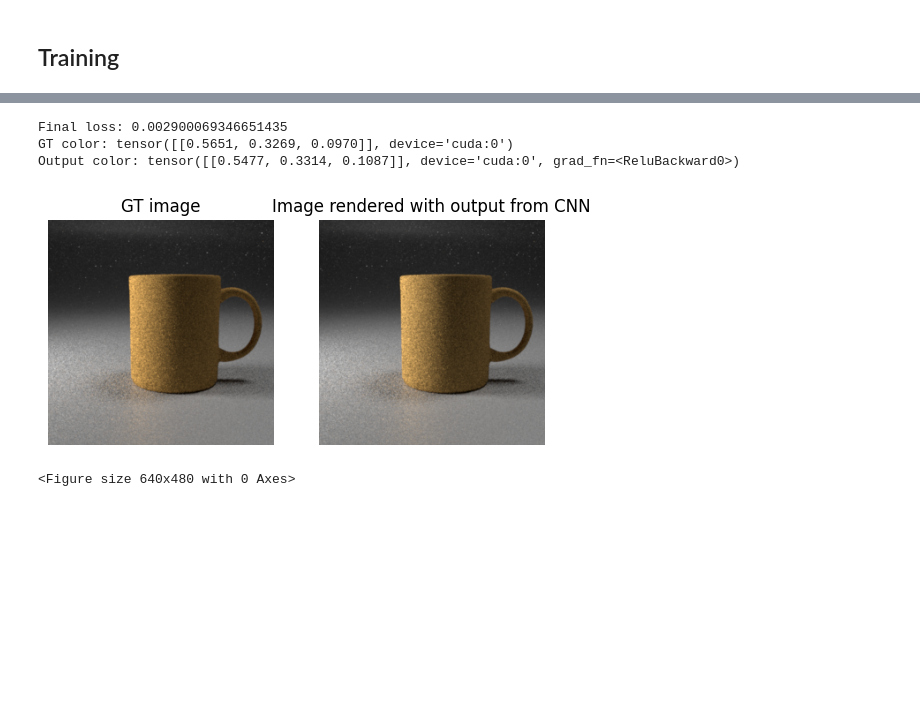
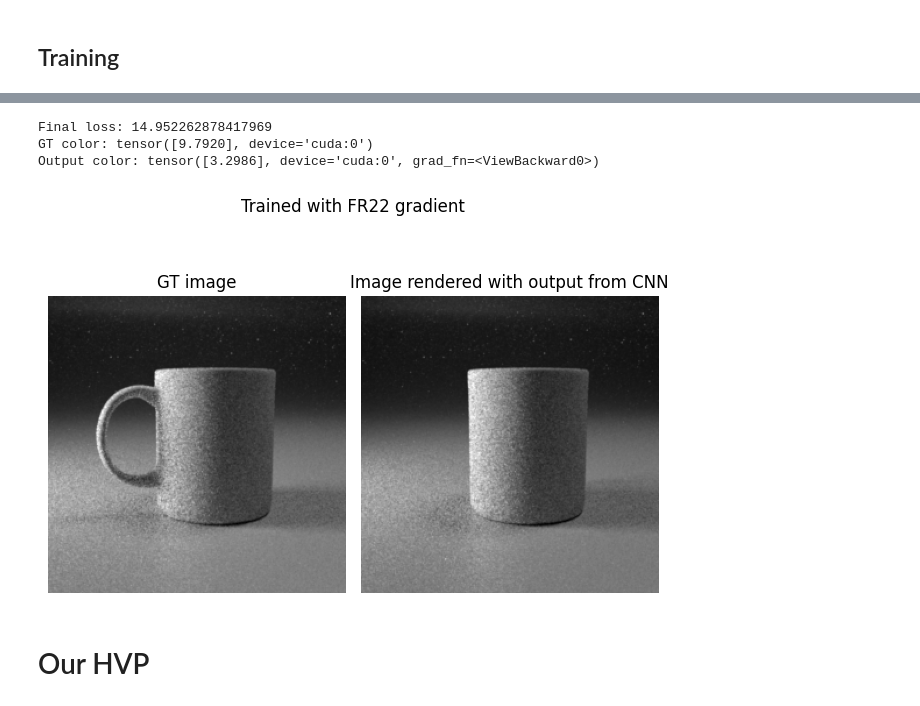
Before and after one commit to wangzican/prdpt2024, a Jupyter notebook: code/training_cnn.ipynb, the cells around one changed output, grey strips where cells are left out. Saved outputs shown, nothing was run; the diff lists cells and outputs as text; code cells hidden in the pictures; blank space fills up the shorter version.

```diff
--- a/code/training_cnn.ipynb
+++ b/code/training_cnn.ipynb
@@ -135,7 +150,8 @@ class CNN(nn.Module):
         x = x.view(-1, 16*8*8)  # Flatten the tensor
         x = F.relu(self.fc1(x))
         # x = F.sigmoid(self.fc2(x))
-        x = F.relu(self.fc2(x))
+        # x = F.relu(self.fc2(x))
+        x = self.fc2(x)
         return x
 # %% [markdown]
 # Train with encoder only
@@ -206,13 +213,14 @@ Output color: tensor([[0.6000, 0.3619, 0.5288]], device='cuda:0', grad_fn=<ReluB
 # %% [markdown]
 ## Setup
 # %%
-hparams['sigma'] = 0.01
+update_fn = apply_rotation
+hparams['sigma'] = 0.5
 ctx_args = {'scene': scene, 'params': params, 'spp': hparams['render_spp'],                     # rendering
-            'init_vpos': initial_vertex_positions, 'mat_id': mat_id, 'update_fn': apply_color,    # rendering
+            'init_vpos': initial_vertex_positions, 'mat_id': mat_id, 'update_fn': update_fn,    # rendering
             'sampler': 'importance', 'antithetic': True, 'nsamples': hparams['nsamples'],       # ours
             'sigma': hparams['sigma'], 'device': device}
 
-f_args = {'update_fn': apply_color, 'ctx_args': ctx_args}
+f_args = {'update_fn': update_fn, 'ctx_args': ctx_args}
 kernel_args = {'sigma': hparams['sigma']}
 sampler_args = {'sigma': hparams['sigma'], 'is_antithetic': ctx_args['antithetic'], 'dir':(0,0)}
 # %% [markdown]
@@ -297,30 +312,31 @@ Output color: tensor([[0.0269, 0.0000, 0.0183]], device='cuda:0', grad_fn=<ReluB
 # %% [markdown]
 ## Setup
 # %%
-hparams['sigma'] = 0.01
+update_fn = apply_rotation
+hparams['sigma'] = 2
 ctx_args = {'scene': scene, 'params': params, 'spp': hparams['render_spp'],                     # rendering
-            'init_vpos': initial_vertex_positions, 'mat_id': mat_id, 'update_fn': apply_color,    # rendering
+            'init_vpos': initial_vertex_positions, 'mat_id': mat_id, 'update_fn': update_fn,    # rendering
             'sampler': 'importance', 'antithetic': True, 'nsamples': hparams['nsamples'],       # ours
             'sigma': hparams['sigma'], 'device': device}
 
-f_args = {'update_fn': apply_color, 'ctx_args': ctx_args}
+f_args = {'update_fn': update_fn, 'ctx_args': ctx_args}
 kernel_args = {'sigma': hparams['sigma']}
 sampler_args = {'sigma': hparams['sigma'], 'is_antithetic': ctx_args['antithetic'], 'dir':(0,0)}
 # %% [markdown]
 ## Training
 # %%
 # optimization - with FR22 as decoder
-n_params = 3  # Number of output parameters
+n_params = 1  # Number of output parameters
 model = CNN(n_params)
-optimizer = torch.optim.Adam(model.parameters(), lr=1e-4)
+optimizer = torch.optim.Adam(model.parameters(), lr=1e-2)
 criterion = nn.MSELoss()
 model.to(device)
 
 diff_func = smoothFn_gradient(func=render_smooth, sampler='importance_gradgauss', n=ctx_args['nsamples'], f_args=f_args,
                         kernel_args=kernel_args, sampler_args=sampler_args, device=device)
-max_step = 2000
+max_step = 10000
 for i in range(max_step):
-    gt_color, input_image = gen_data()
+    gt_param, input_image = gen_data()
     output_color = model(input_image)
 
     # ours
@@ -329,8 +345,8 @@ for i in range(max_step):
     optimizer.zero_grad()
     output_color.backward(gradient=grad)
     # print(grad)
-    # print(output_color)
-    loss = criterion(output_color, gt_color)
+    gt_param = torch.as_tensor(gt_param, device=device).reshape(output_color.shape)
+    loss = criterion(output_color, gt_param)
     # loss.backward()
     optimizer.step()
     if i % 100 == 0:
@@ -362,24 +375,28 @@ Loss at step 1900: 0.0005656614666804671
 # %%
 print("Final loss:", loss.item())
-test_color, test_image = gen_data()
-output_color = model(test_image)
+test_param, test_image = gen_data()
+output_param = model(test_image)
 gt_image = image_for_plotting(test_image)
-output_image = image_for_plotting(get_mts_rendering(output_color, apply_color, ctx_args))
-print(f'GT color: {test_color}')
-print(f'Output color: {output_color}')
+
+output_param = output_param.item() if isinstance(test_param, (int, float)) else output_param.reshape(test_param.shape)
+output_image = image_for_plotting(get_mts_rendering(output_param, update_fn, ctx_args))
+print(f'GT color: {test_param}')
+print(f'Output color: {output_param}')
 plt.subplot(1, 2, 1)
 plt.imshow(gt_image)
 plt.title('GT image')
 plt.axis('off')
 plt.subplot(1, 2, 2)
 plt.imshow(output_image)
 plt.title('Image rendered with output from CNN')
 plt.axis('off')
+plt.suptitle('Trained with FR22 gradient')
+plt.tight_layout()
 plt.show()
-plt.tight_layout()
 # %% [output]
-Final loss: 0.002900069346651435
-GT color: tensor([[0.5651, 0.3269, 0.0970]], device='cuda:0')
-Output color: tensor([[0.5477, 0.3314, 0.1087]], device='cuda:0', grad_fn=<ReluBackward0>)
+Final loss: 14.952262878417969
+GT color: tensor([9.7920], device='cuda:0')
+Output color: tensor([3.2986], device='cuda:0', grad_fn=<ViewBackward0>)
-[figure, old version]
+[figure, new version]
-<Figure size 640x480 with 0 Axes>
+# %% [markdown]
+# Our HVP
```
Also changed, not shown: parts of 12 cells of this notebook, 1 other file.
